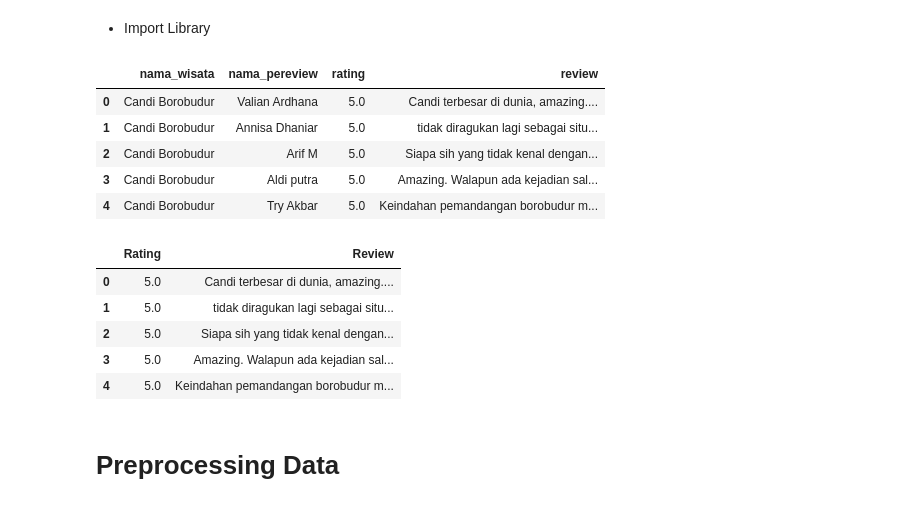
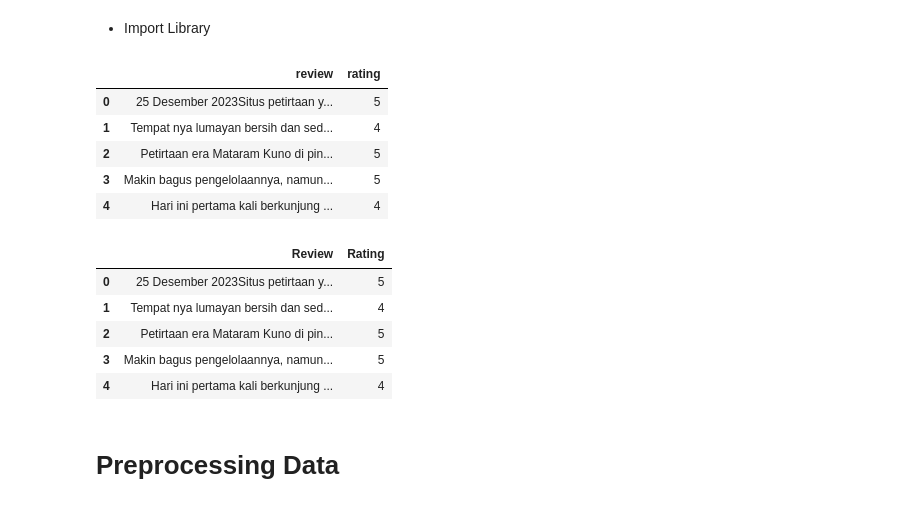
Before and after one commit to AisAif/gmaps-review-sentiment-analyzer, a Jupyter notebook: Ananlisis_Sentimen_Review_Wisata_Indonesia.ipynb, the cells around one changed output. Drawn from its saved outputs; the diff is of its cells as text; code cells hidden in the pictures.

```diff
--- a/Ananlisis_Sentimen_Review_Wisata_Indonesia.ipynb
+++ b/Ananlisis_Sentimen_Review_Wisata_Indonesia.ipynb
@@ -19,27 +19,26 @@ warnings.filterwarnings('ignore')
 
 pd.pandas.set_option('display.max_columns', None)
 # %%
-filename = "reviewWisataIndonesia.csv"
+filename = "ReviewWisataIndonesia_Selenium_2.csv"
 df = pd.read_csv(filename, encoding = 'latin-1')
 df.head()
 # %% [output]
-|  | nama_wisata | nama_pereview | rating | review |
-| 0 | Candi Borobudur | Valian Ardhana | 5.0 | Candi terbesar di dunia, amazing.... |
-| 1 | Candi Borobudur | Annisa Dhaniar | 5.0 | tidak diragukan lagi sebagai situ... |
-| 2 | Candi Borobudur | Arif M | 5.0 | Siapa sih yang tidak kenal dengan... |
-| 3 | Candi Borobudur | Aldi putra | 5.0 | Amazing. Walapun ada kejadian sal... |
-| 4 | Candi Borobudur | Try Akbar | 5.0 | Keindahan pemandangan borobudur m... |
+|  | review | rating |
+| 0 | 25 Desember 2023Situs petirtaan y... | 5 |
+| 1 | Tempat nya lumayan bersih dan sed... | 4 |
+| 2 | Petirtaan era Mataram Kuno di pin... | 5 |
+| 3 | Makin bagus pengelolaannya, namun... | 5 |
+| 4 | Hari ini pertama kali berkunjung ... | 4 |
 # %%
-df.drop(columns = ['nama_wisata', 'nama_pereview'], inplace = True)
-df.columns = ['Rating', 'Review']
+df.columns = ['Review', 'Rating']
 df.head()
 # %% [output]
-|  | Rating | Review |
-| 0 | 5.0 | Candi terbesar di dunia, amazing.... |
-| 1 | 5.0 | tidak diragukan lagi sebagai situ... |
-| 2 | 5.0 | Siapa sih yang tidak kenal dengan... |
-| 3 | 5.0 | Amazing. Walapun ada kejadian sal... |
-| 4 | 5.0 | Keindahan pemandangan borobudur m... |
+|  | Review | Rating |
+| 0 | 25 Desember 2023Situs petirtaan y... | 5 |
+| 1 | Tempat nya lumayan bersih dan sed... | 4 |
+| 2 | Petirtaan era Mataram Kuno di pin... | 5 |
+| 3 | Makin bagus pengelolaannya, namun... | 5 |
+| 4 | Hari ini pertama kali berkunjung ... | 4 |
 # %% [markdown]
 # Preprocessing Data
 # %% [markdown]
```
Also changed, not shown: parts of 36 cells of this notebook, 4 other files.
